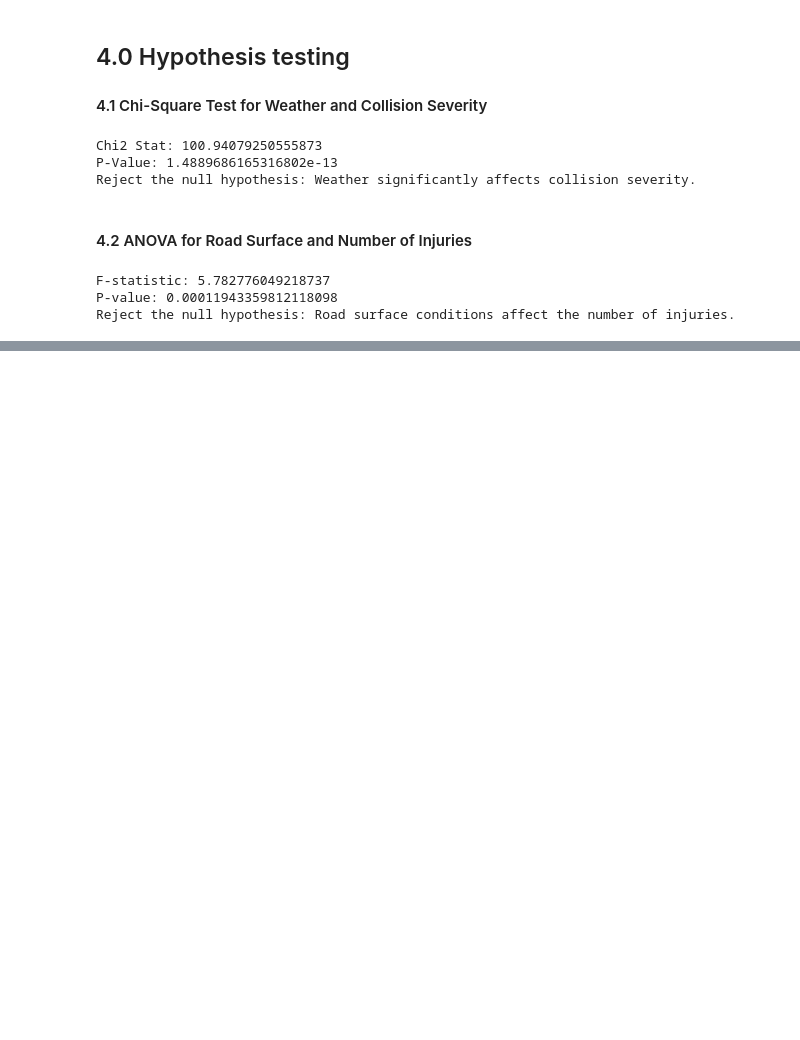
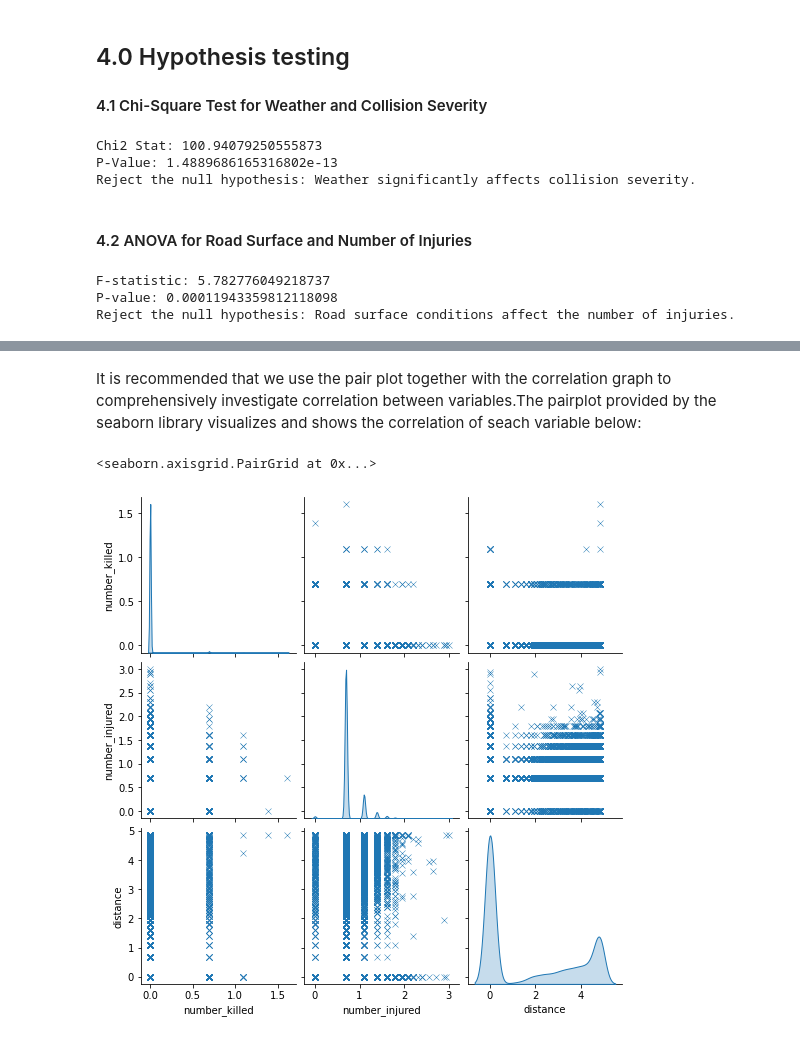
Before and after one commit to JmercyA/CAPSTONE-PROJECT-GROUP-3, a Jupyter notebook: Index.ipynb, the cells around one changed output, grey strips where cells are left out. Cells and saved outputs as stored; diff of their text form; code cells hidden in the pictures; blank space fills up the shorter version.

```diff
--- a/Index.ipynb
+++ b/Index.ipynb
@@ -851,0 +893,7 @@ Reject the null hypothesis: Road surface conditions affect the number of injurie
+# %% [markdown]
+It is recommended that we use the pair plot together with the correlation graph to comprehensively investigate correlation between variables.The pairplot provided by the seaborn library visualizes and shows the correlation of seach variable below:
+# %%
+sns.pairplot(numeric_cols,markers = 'x',diag_kind= 'kde')
+# %% [output]
+<seaborn.axisgrid.PairGrid at 0x...>
+[figure, added]
```
Also changed, not shown: parts of 18 cells of this notebook.
